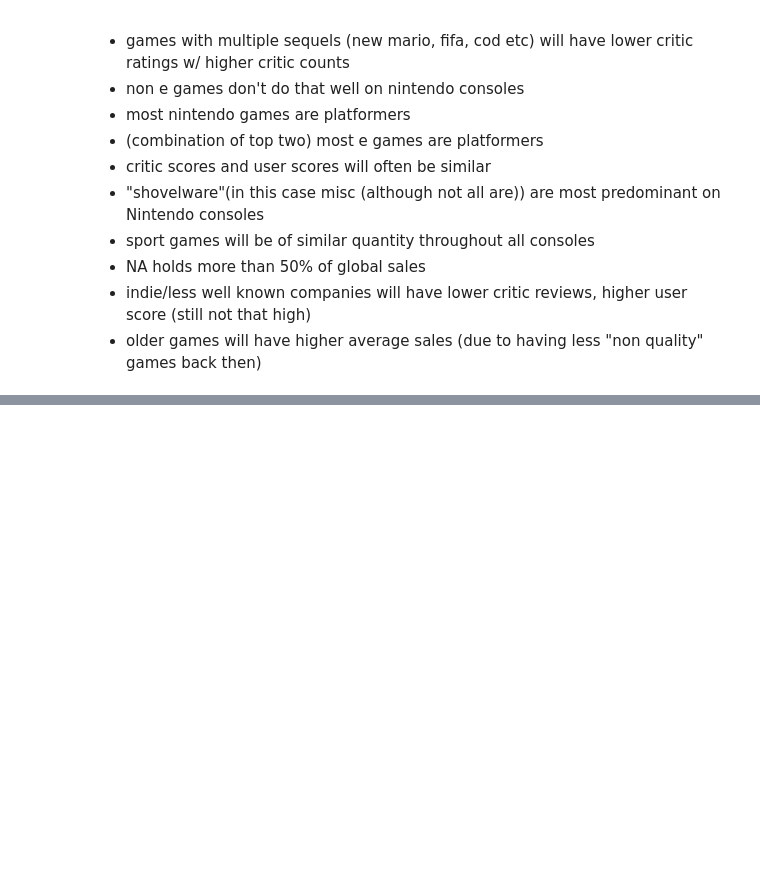
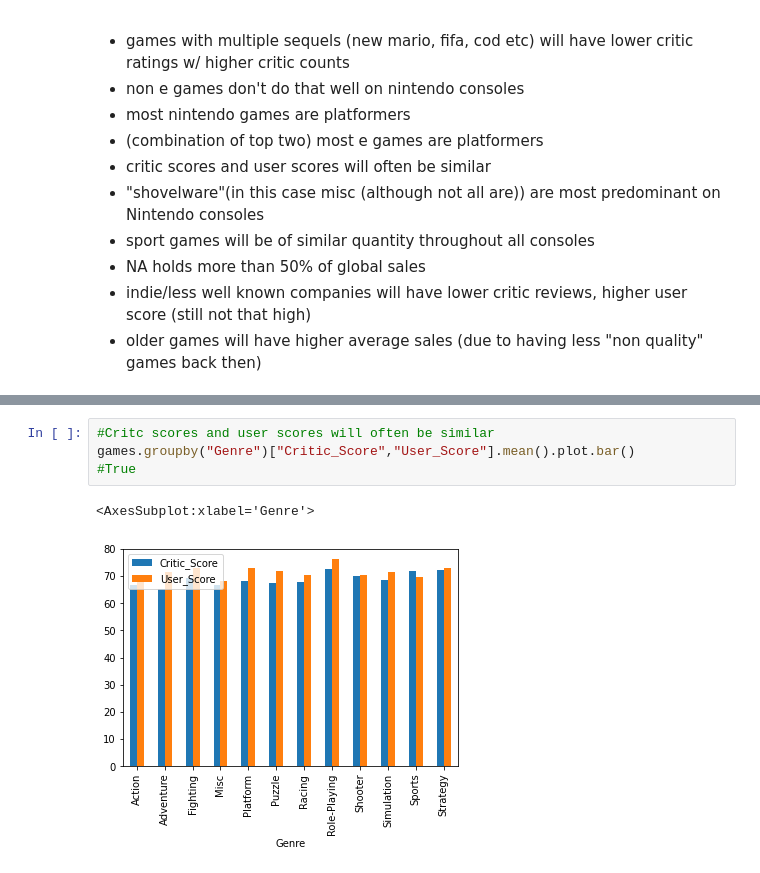
Before and after one commit to JSMTHWCK/machine-learning, a Jupyter notebook: analysis/prezi.ipynb, the cells around one changed output, grey strips where cells are left out. Saved outputs shown, nothing was run; the diff lists cells and outputs as text; blank space fills up the shorter version.

```diff
--- a/analysis/prezi.ipynb
+++ b/analysis/prezi.ipynb
@@ -48,0 +148,7 @@ ValueError: Grouper for '<class 'pandas.core.frame.DataFrame'>' not 1-dimensiona
+# %%
+#Critc scores and user scores will often be similar
+games.groupby("Genre")["Critic_Score","User_Score"].mean().plot.bar()
+#True
+# %% [output]
+<AxesSubplot:xlabel='Genre'>
+[figure, added]
```
Also changed, not shown: parts of 13 cells of this notebook, 2 other files.
